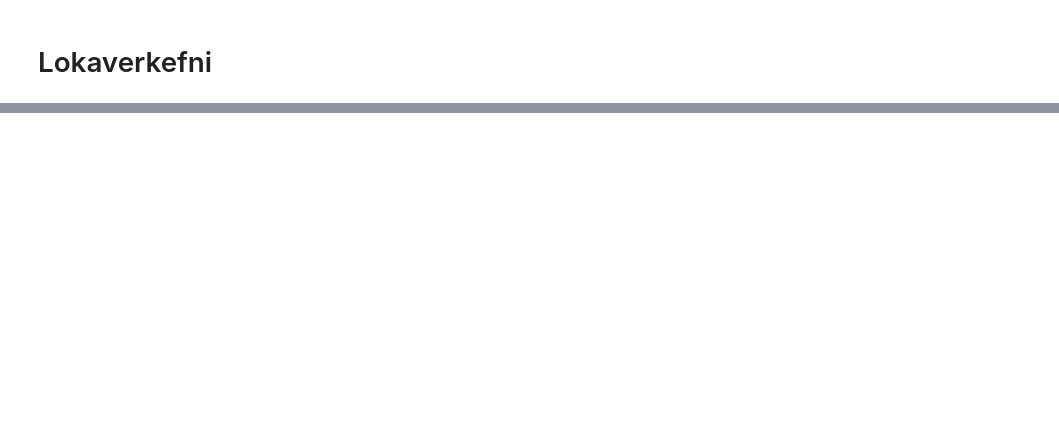
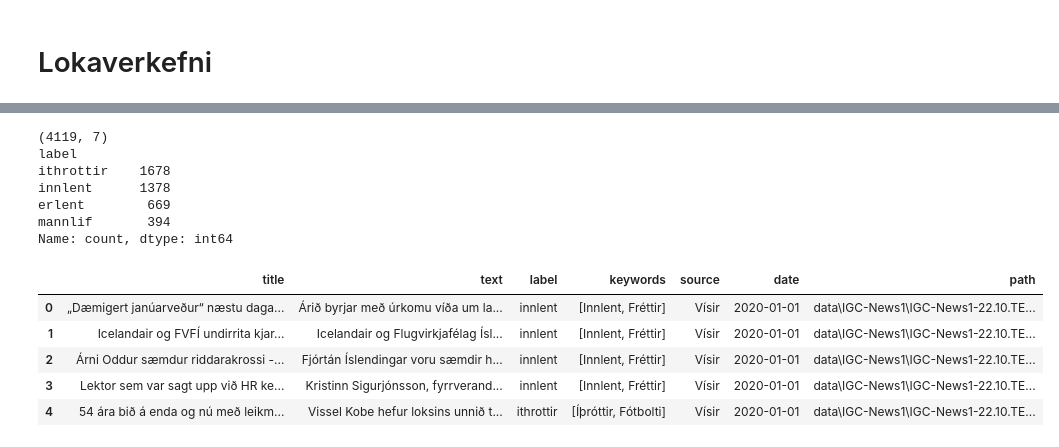
Before and after one commit to RNRAGST/TOL025M-final, a Jupyter notebook: final.ipynb, the cells around one changed output, grey strips where cells are left out. Cells and saved outputs as stored; diff of their text form; code cells hidden in the pictures; blank space fills up the shorter version.

```diff
--- a/final.ipynb
+++ b/final.ipynb
@@ -193,0 +298,22 @@ text: Árið byrjar með úrkomu víða um land og er spáð skúrum eða slyddu
+# %%
+# keep only articles with labels that have enough data and are clear enough
+GOOD_LABELS = ["ithrottir", "innlent", "erlent", "mannlif"]
+df_small = df[df["label"].isin(GOOD_LABELS)].copy()
+
+print(df_small.shape)
+print(df_small["label"].value_counts())
+df_small.head()
+# %% [output]
+(4119, 7)
+label
+ithrottir    1678
+innlent      1378
+erlent        669
+mannlif       394
+Name: count, dtype: int64
+|  | title | text | label | keywords | source | date | path |
+| 0 | „Dæmigert janúarveður“ næstu daga... | Árið byrjar með úrkomu víða um la... | innlent | [Innlent, Fréttir] | Vísir | 2020-01-01 | data\IGC-News1\IGC-News1-22.10.TE... |
+| 1 | Icelandair og FVFÍ undirrita kjar... | Icelandair og Flugvirkjafélag Ísl... | innlent | [Innlent, Fréttir] | Vísir | 2020-01-01 | data\IGC-News1\IGC-News1-22.10.TE... |
+| 2 | Árni Oddur sæmdur riddarakrossi -... | Fjórtán Íslendingar voru sæmdir h... | innlent | [Innlent, Fréttir] | Vísir | 2020-01-01 | data\IGC-News1\IGC-News1-22.10.TE... |
+| 3 | Lektor sem var sagt upp við HR ke... | Kristinn Sigurjónsson, fyrrverand... | innlent | [Innlent, Fréttir] | Vísir | 2020-01-01 | data\IGC-News1\IGC-News1-22.10.TE... |
+| 4 | 54 ára bið á enda og nú með leikm... | Vissel Kobe hefur loksins unnið t... | ithrottir | [Íþróttir, Fótbolti] | Vísir | 2020-01-01 | data\IGC-News1\IGC-News1-22.10.TE... |
```
Also changed, not shown: parts of 24 cells of this notebook.
